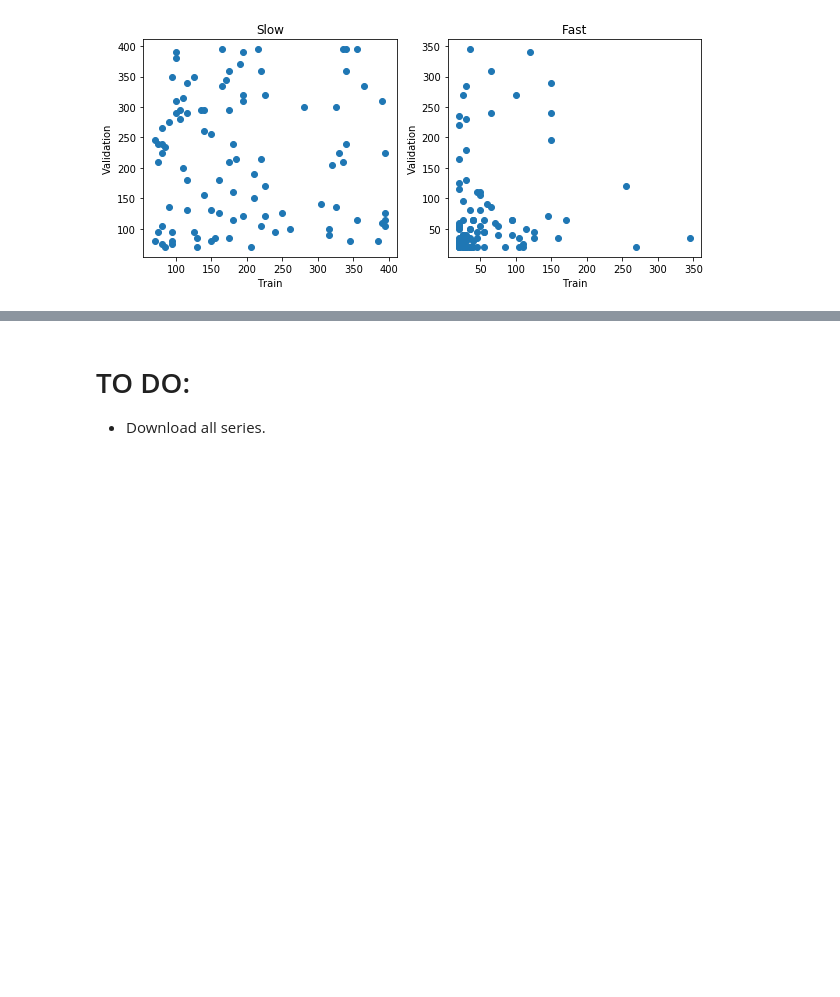
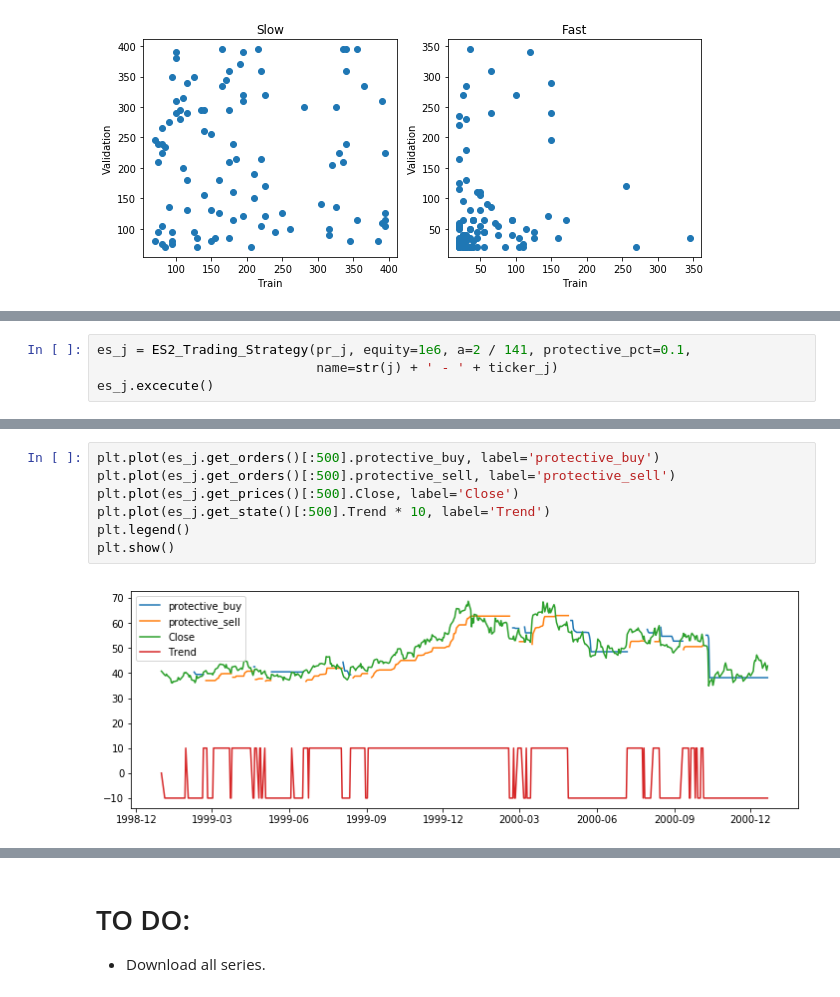
Before and after one commit to peerchen/trend-following-1, a Jupyter notebook: Trend Following Lab.ipynb, the cells around one changed output, grey strips where cells are left out. Drawn from its saved outputs; the diff is of its cells as text; blank space fills up the shorter version.

```diff
--- a/Trend Following Lab.ipynb
+++ b/Trend Following Lab.ipynb
@@ -453,0 +458,4 @@ ICAGR:
+# %%
+es_j = ES2_Trading_Strategy(pr_j, equity=1e6, a=2 / 141, protective_pct=0.1,
+                            name=str(j) + ' - ' + ticker_j)
+es_j.excecute()
@@ -453,0 +477,9 @@ ICAGR:
+# %%
+plt.plot(es_j.get_orders()[:500].protective_buy, label='protective_buy')
+plt.plot(es_j.get_orders()[:500].protective_sell, label='protective_sell')
+plt.plot(es_j.get_prices()[:500].Close, label='Close')
+plt.plot(es_j.get_state()[:500].Trend * 10, label='Trend')
+plt.legend()
+plt.show()
+# %% [output]
+[figure, added]
```
Also changed, not shown: parts of 9 cells of this notebook, 2 other files.
